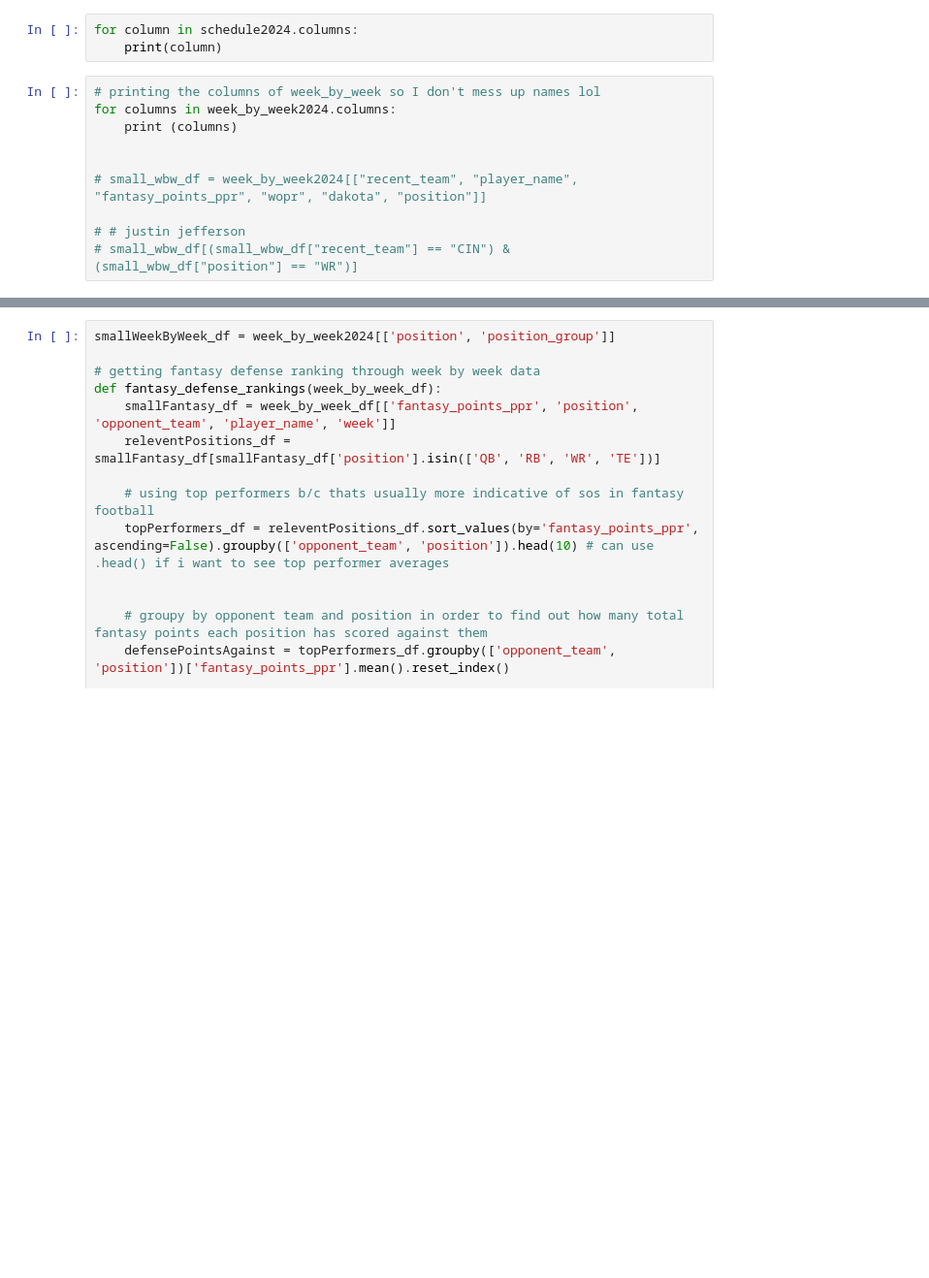
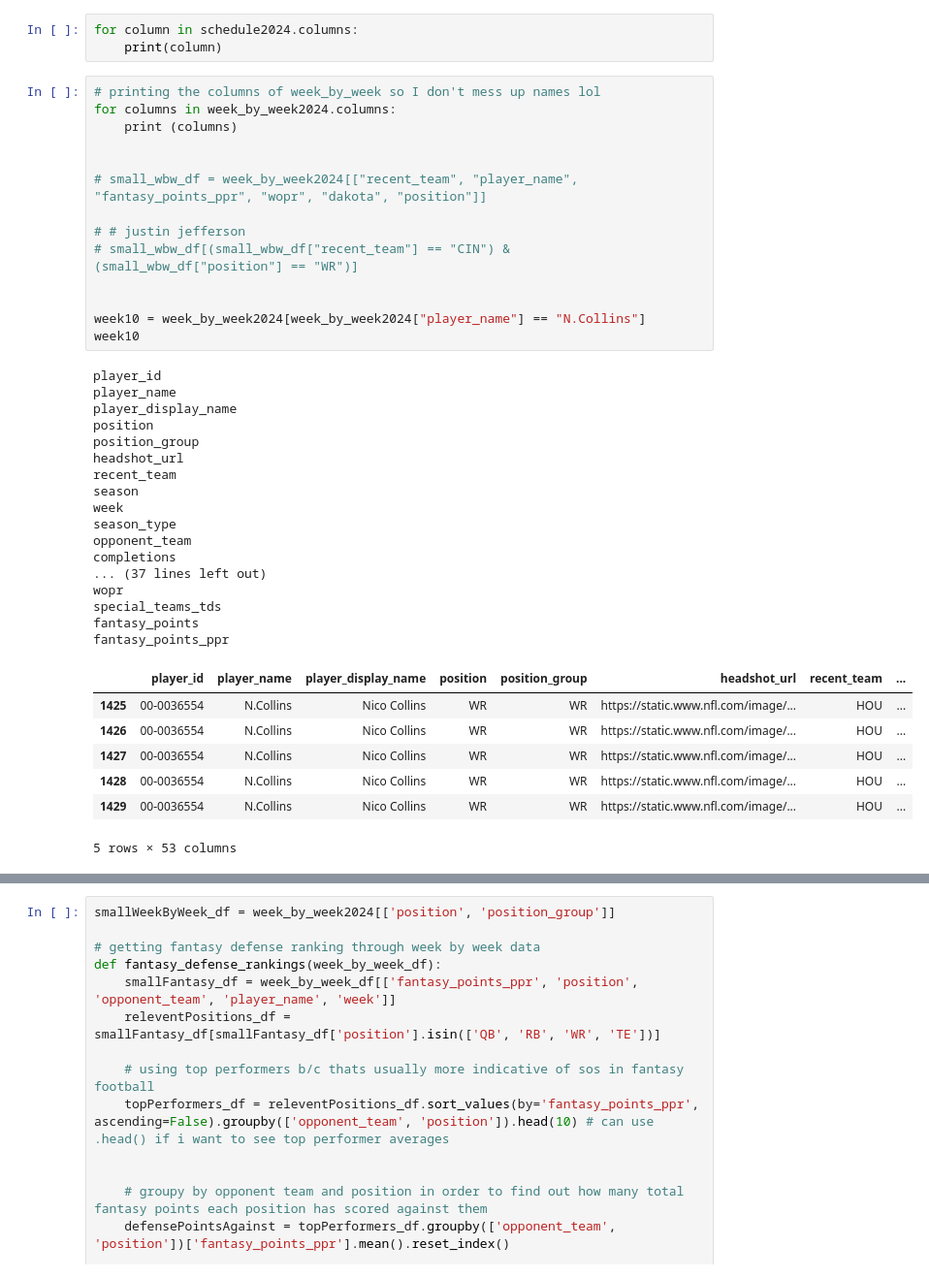
Before and after one commit to izyuan/nflanalytics, a Jupyter notebook: writingFunctions.ipynb, the cells around one changed output, grey strips where cells are left out. Shown: that part at 97% size. Saved outputs shown, nothing was run; the diff lists cells and outputs as text; blank space fills up the shorter version.

```diff
--- a/writingFunctions.ipynb
+++ b/writingFunctions.ipynb
@@ -32,10 +33,39 @@ for column in schedule2024.columns:
 # %%
 # printing the columns of week_by_week so I don't mess up names lol
 for columns in week_by_week2024.columns:
     print (columns)
 
 
 # small_wbw_df = week_by_week2024[["recent_team", "player_name", "fantasy_points_ppr", "wopr", "dakota", "position"]]
 
 # # justin jefferson
 # small_wbw_df[(small_wbw_df["recent_team"] == "CIN") & (small_wbw_df["position"] == "WR")]
+
+
+week10 = week_by_week2024[week_by_week2024["player_name"] == "N.Collins"]
+week10
+# %% [output]
+player_id
+player_name
+player_display_name
+position
+position_group
+headshot_url
+recent_team
+season
+week
+season_type
+opponent_team
+completions
+... (37 lines left out)
+wopr
+special_teams_tds
+fantasy_points
+fantasy_points_ppr
+|  | player_id | player_name | player_display_name | position | position_group | headshot_url | recent_team | ... |
+| 1425 | 00-0036554 | N.Collins | Nico Collins | WR | WR | https://static.www.nfl.com/image/... | HOU | ... |
+| 1426 | 00-0036554 | N.Collins | Nico Collins | WR | WR | https://static.www.nfl.com/image/... | HOU | ... |
+| 1427 | 00-0036554 | N.Collins | Nico Collins | WR | WR | https://static.www.nfl.com/image/... | HOU | ... |
+| 1428 | 00-0036554 | N.Collins | Nico Collins | WR | WR | https://static.www.nfl.com/image/... | HOU | ... |
+| 1429 | 00-0036554 | N.Collins | Nico Collins | WR | WR | https://static.www.nfl.com/image/... | HOU | ... |
+5 rows × 53 columns
```
Also changed, not shown: parts of 5 cells of this notebook, 2 other files.
